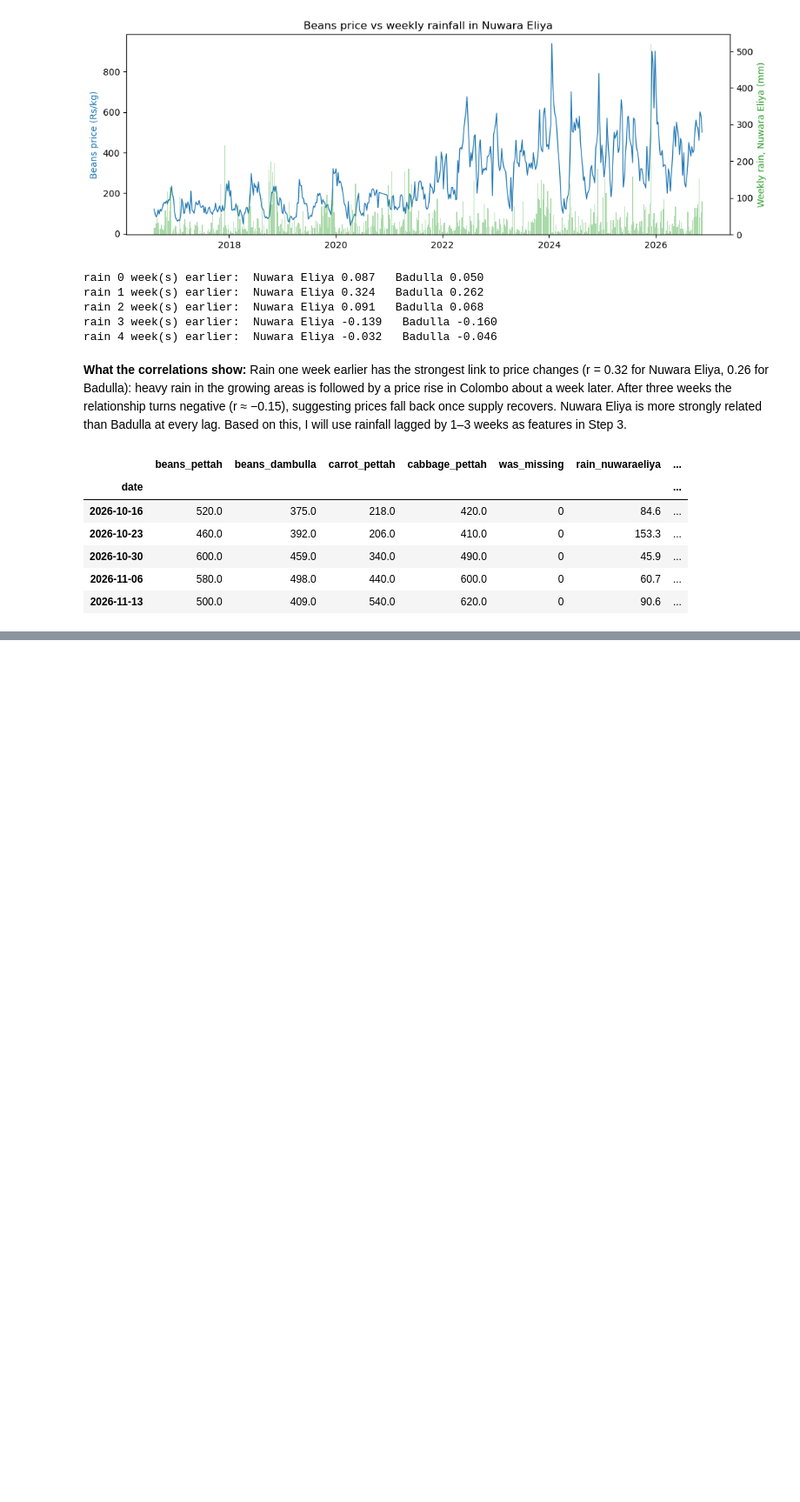
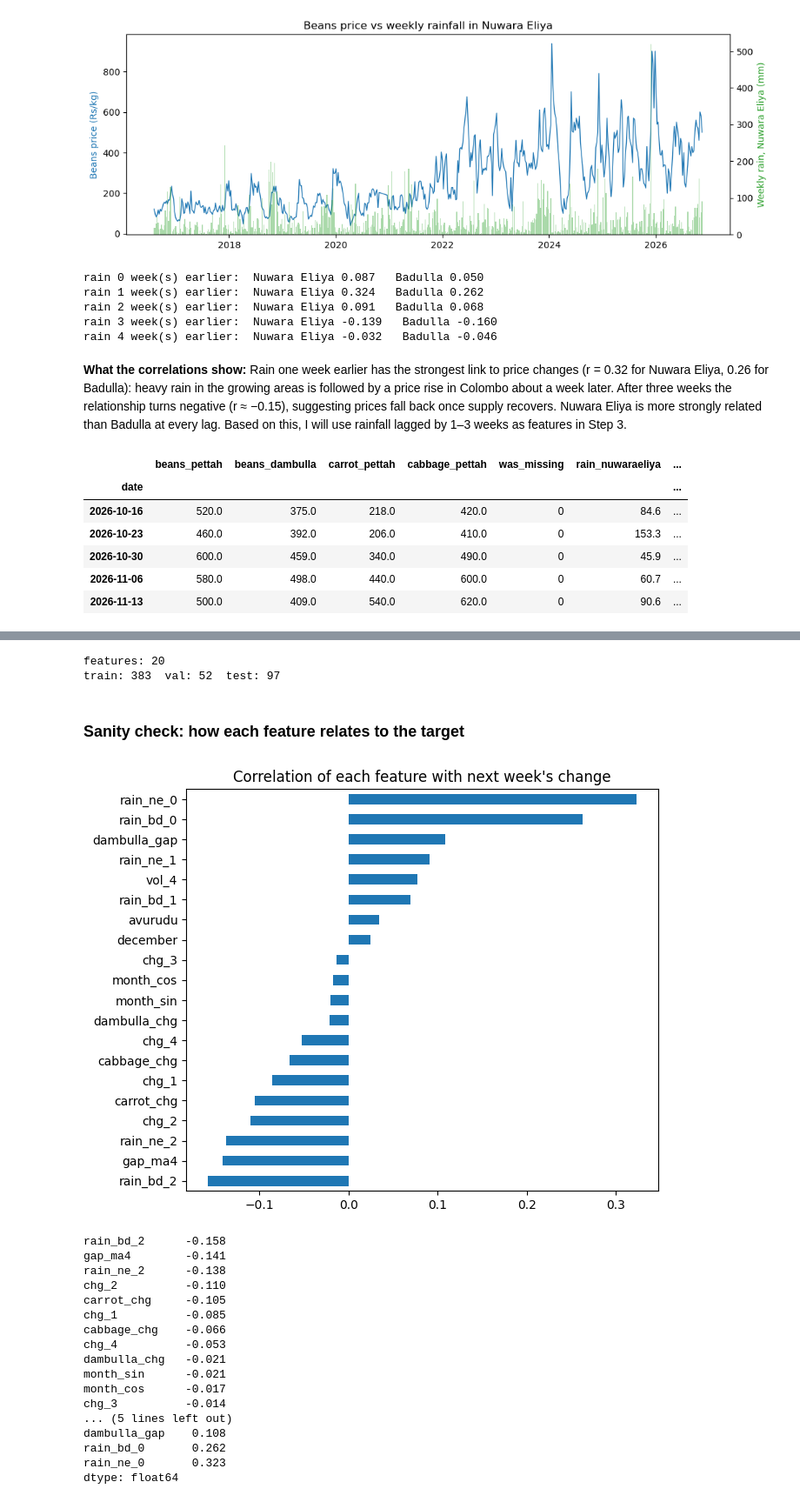
Before and after one commit to renulucshmi/pettah-beans-price-forecast, a Jupyter notebook: ensemble_assignment.ipynb, the cells around one changed output, grey strips where cells are left out. Shown at 87% size. Cells and saved outputs as stored; diff of their text form; code cells hidden in the pictures; blank space fills up the shorter version.

Commit message:
Step 3: build target and features, time-based split

```diff
--- a/ensemble_assignment.ipynb
+++ b/ensemble_assignment.ipynb
@@ -258,0 +311,5 @@ data2.tail()
+# %%
+for name, col in [("ne", "rain_nuwaraeliya"), ("bd", "rain_badulla")]:
+    feat[f"rain_{name}_0"] = df[col]            # rain this week
+    feat[f"rain_{name}_1"] = df[col].shift(1)   # rain last week
+    feat[f"rain_{name}_2"] = df[col].shift(2)   # rain 2 weeks ago
@@ -258,0 +322,6 @@ data2.tail()
+# %%
+next_week = df.index + pd.Timedelta(days=7)
+feat["month_sin"] = np.sin(2 * np.pi * next_week.month / 12)
+feat["month_cos"] = np.cos(2 * np.pi * next_week.month / 12)
+feat["avurudu"]   = (next_week.month == 4).astype(int)
+feat["december"]  = (next_week.month == 12).astype(int)
@@ -258,0 +332,7 @@ data2.tail()
+# %%
+feat["price_now"]  = df["beans_pettah"]
+feat["price_next"] = df["beans_pettah"].shift(-1)
+
+print(feat.isna().sum().sum(), "missing values before dropna")
+feat = feat.dropna()
+print(feat.shape, feat.index.min().date(), "to", feat.index.max().date())
@@ -258,0 +349,38 @@ data2.tail()
+# %%
+feature_cols = [c for c in feat.columns if c not in ["target", "price_now", "price_next"]]
+
+train = feat[feat.index <= "2023-12-31"]
+val   = feat[(feat.index > "2023-12-31") & (feat.index <= "2024-12-31")]
+test  = feat[feat.index > "2024-12-31"]
+
+print("features:", len(feature_cols))
+print("train:", len(train), " val:", len(val), " test:", len(test))
+# %% [output]
+features: 20
+train: 383  val: 52  test: 97
+# %% [markdown]
+### Sanity check: how each feature relates to the target
+# %%
+corr = feat[feature_cols].corrwith(feat["target"]).sort_values()
+corr.plot(kind="barh", figsize=(7, 6), title="Correlation of each feature with next week's change")
+plt.show()
+corr.round(3)
+# %% [output]
+[figure, added]
+rain_bd_2      -0.158
+gap_ma4        -0.141
+rain_ne_2      -0.138
+chg_2          -0.110
+carrot_chg     -0.105
+chg_1          -0.085
+cabbage_chg    -0.066
+chg_4          -0.053
+dambulla_chg   -0.021
+month_sin      -0.021
+month_cos      -0.017
+chg_3          -0.014
+... (5 lines left out)
+dambulla_gap    0.108
+rain_bd_0       0.262
+rain_ne_0       0.323
+dtype: float64
```
Also changed, not shown: parts of 15 cells of this notebook, 1 other file.
